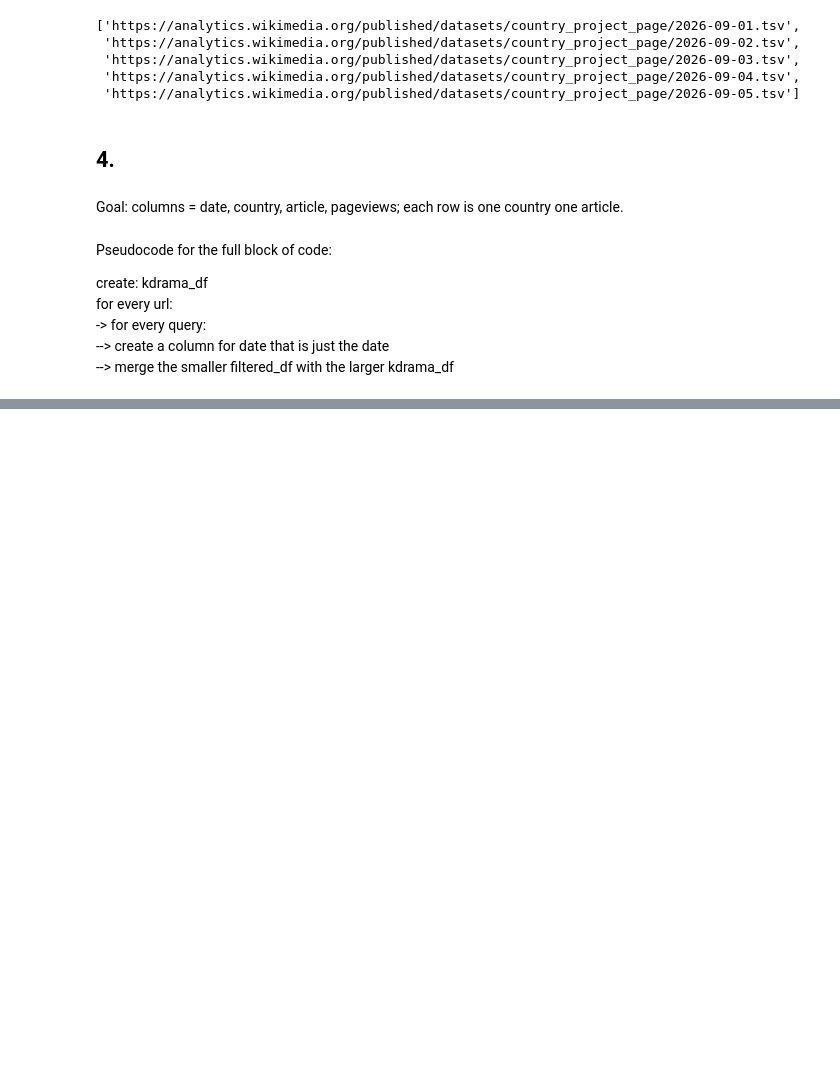
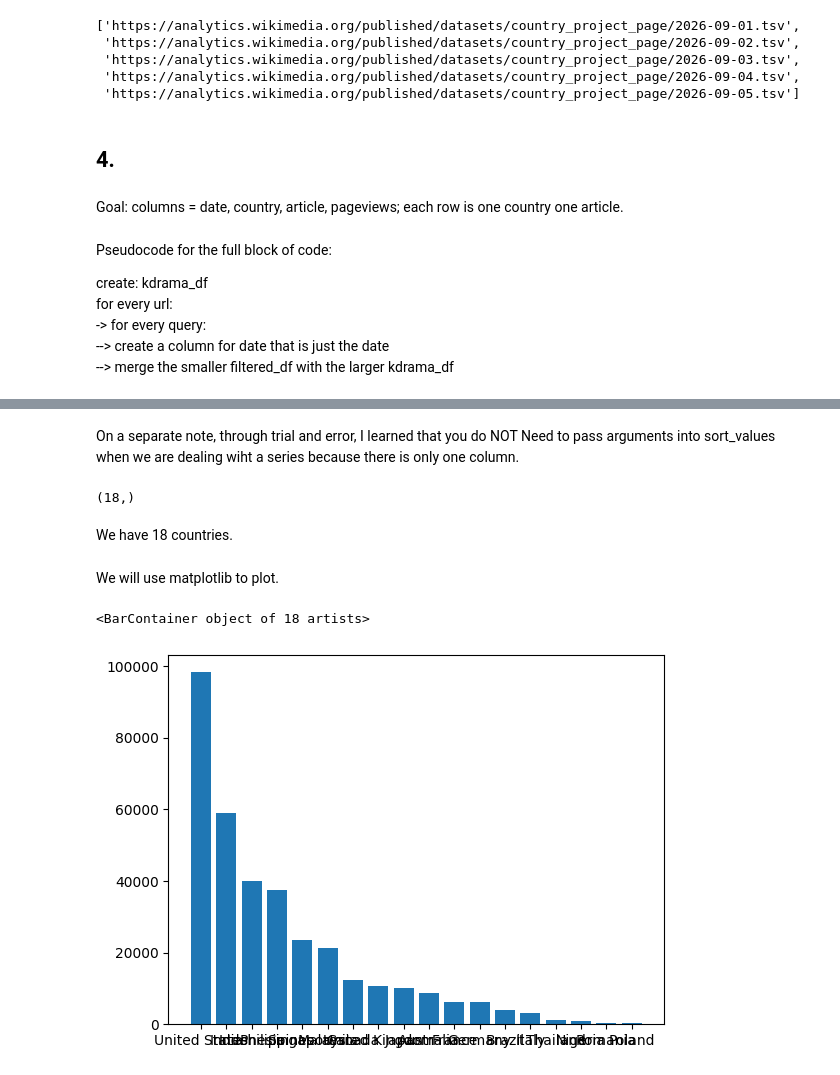
Before and after one commit to crystalzhaozj/week5-lab, a Jupyter notebook: week5-task3.ipynb, the cells around one changed output, grey strips where cells are left out. Cells and saved outputs as stored; diff of their text form; code cells hidden in the pictures; blank space fills up the shorter version.

```diff
--- a/week5-task3.ipynb
+++ b/week5-task3.ipynb
@@ -366,0 +227,3 @@ full_df.tail()
+# %%
+by_country = full_df.groupby('country')['views'].sum().sort_values(ascending=False)
+by_country
@@ -366,0 +251,17 @@ full_df.tail()
+# %% [markdown]
+On a separate note, through trial and error, I learned that you do NOT Need to pass arguments into sort_values when we are dealing wiht a series because there is only one column.
+# %%
+by_country.shape
+# %% [output]
+(18,)
+# %% [markdown]
+We have 18 countries.
+# %% [markdown]
+We will use matplotlib to plot.
+# %%
+import matplotlib.pyplot as plt
+
+plt.bar(by_country.index, by_country.values)
+# %% [output]
+<BarContainer object of 18 artists>
+[figure, added]
```
Also changed, not shown: parts of 20 cells of this notebook.
